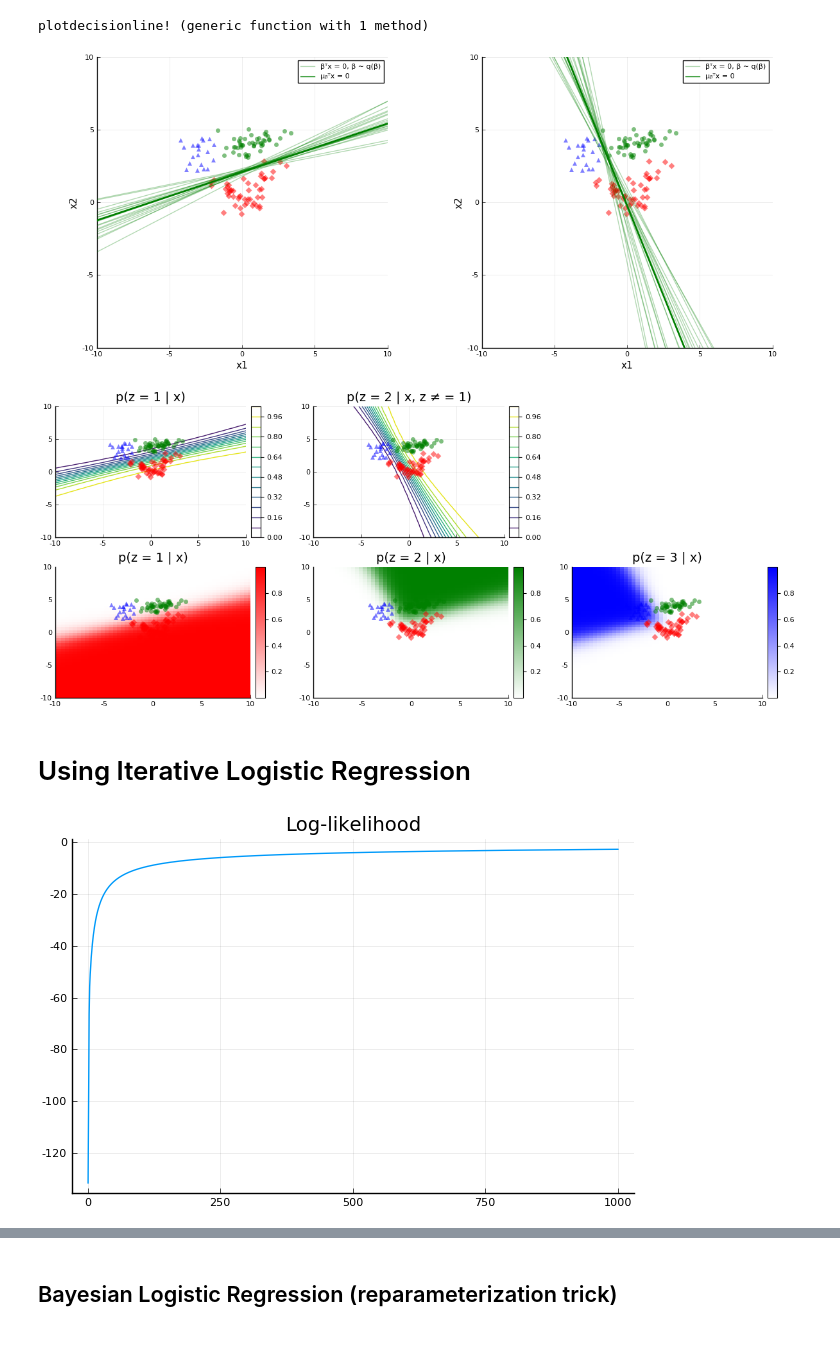
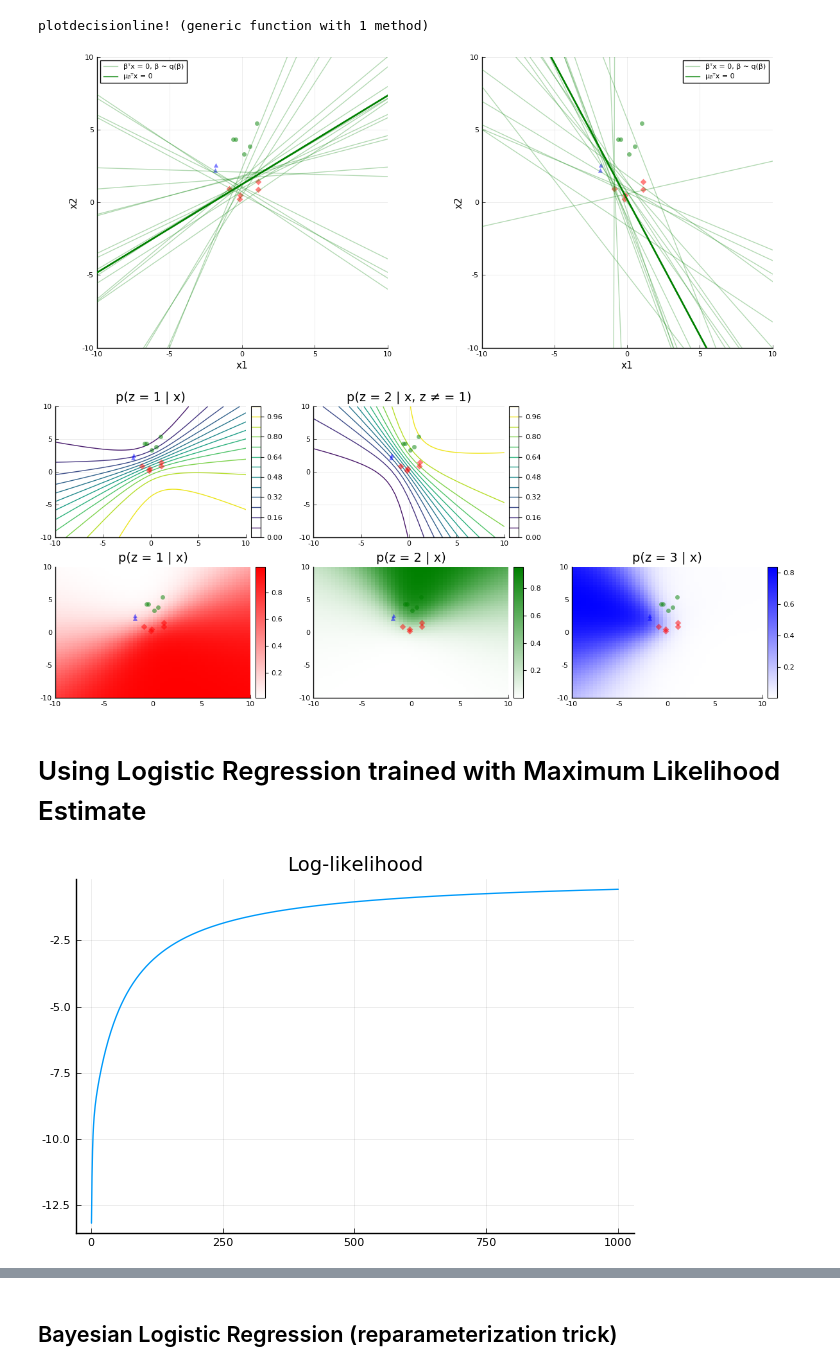
Before and after one commit to fnlandini/BayesianModels, a Jupyter notebook: examples/LogisticRegression.ipynb, the cells around one changed output, grey strips where cells are left out. Drawn from its saved outputs; the diff is of its cells as text; code cells hidden in the pictures; blank space fills up the shorter version.

```diff
--- a/examples/LogisticRegression.ipynb
+++ b/examples/LogisticRegression.ipynb
@@ -36,7 +38,7 @@ function samplenormal(μ, Σ, size)
 end
 
 #sizecoeff = 1
-sizecoeff = 10
+sizecoeff = 1
 
 x1 = hcat(samplenormal(μ1, Σ1, 3* sizecoeff), samplenormal(μ2, Σ2, 2 * sizecoeff))
 x2 = samplenormal(μ3, Σ3, 5  * sizecoeff)
@@ -80,7 +82,7 @@ LogisticRegression{3}(
 ### Training
 # %%
 # Number of training step. One step will update both the β and ω parameter.
-nsteps = 100
+nsteps = 1000
 elbos = [elbo(model, X, z)]
 
 for step in 1:nsteps
@@ -226,7 +228,7 @@ plotdecisionline!(pdec2, w, w₀, line = (:green), linewidth=2, label="μᵦᵀx
 l = @layout [a b]
 plot(pdec1, pdec2, layout = l, size = (1200, 500))
 # %% [output]
-[figure, old version]
+[figure, new version]
 # %%
 # Resolution for plotting the decision region
 res = 50
@@ -316,11 +318,15 @@ ppredict3_12 = plot(legend=false,grid=false,foreground_color_subplot=:white)  #
 l = @layout [a b c; d e f]
 plot(ppredict1_1, ppredict2_1, ppredict3_12, ppredict1, ppredict2, ppredict3, layout = l, size = (1200, 500))
 # %% [output]
-[figure, old version]
+[figure, new version]
 # %% [markdown]
-# Using Iterative Logistic Regression
+# Using Logistic Regression trained with Maximum Likelihood Estimate
 # %%
 # Using Logistic Regression
+
+function σ(x)
+    1 / (1 + exp(-x))
+end
 
 function encode(z, n_classes)
     # For the purpose of operating with matrices the function encodes the vector of classes as:
@@ -358,37 +364,52 @@ function loglikelihood(n_classes, z, X, β)
 end
 
 n_classes = 3
 β = zeros(Float64, n_classes-1, size(X, 1)+1) # +1 to account for the bias
 
 X_augmented = [X; ones(Float64, 1, size(X, 2))] # add 1's to account for the bias
 
 onehot, N_up_to = encode(z, n_classes)
 η = 0.01
 
 # Contains terms of derivative corresponding to log(σ(β'x_d)) for data point x_d
 deriv_sig_for_all = zeros(size(β, 1), size(X_augmented, 2), size(X_augmented, 1))
 # Contains terms of derivative corresponding to log(1 - σ(β'x_d)) for data point x_d
 deriv_comp_sig_for_all = zeros(size(β, 1), size(X_augmented, 2), size(X_augmented, 1))
 
-
+optim = "SGD"
 steps = 1000
-llks = zeros(steps+1)
-llks[1] = loglikelihood(n_classes, z, X_augmented, β)
+llks_MLE = zeros(steps+1)
+llks_MLE[1] = loglikelihood(n_classes, z, X_augmented, β)
 
 for step = 1:steps
     # Populate for all data points
     for d = 1:size(X_augmented, 2)
         deriv_sig_for_all[:, d, :] = deriv_sig(β, X_augmented[:,d])
         deriv_comp_sig_for_all[:, d, :] = deriv_comp_sig(β, X_augmented[:,d])
     end
     # Update parameters
     derivatives = sum(onehot .* deriv_sig_for_all .+ N_up_to .* deriv_comp_sig_for_all, dims=2)[:,1,:]
-    β = β + η * derivatives
+    if optim == "SGD"
+        β = β + η * derivatives
+    elseif optim == "Adam"
+        if !(@isdefined m)
+            m = zeros(Float64, size(derivatives, 1), size(derivatives, 2))
+            v = zeros(Float64, size(derivatives, 1), size(derivatives, 2))
+        end
+        ϵ = 1e-8
+        β_1 = 0.9
+        β_2 = 0.999
+        m = β_1 * m .+ (1-β_1) * derivatives
+        v = β_2 * v .+ (1-β_2) * derivatives.^2
+        m̂ = m ./ (1 - β_1^step)
+        v̂ = v ./ (1 - β_2^step)
+        β = β + η * m̂ ./ (sqrt.(v̂) .+ ϵ)
+    end
 
-    llks[step+1] = loglikelihood(n_classes, z, X_augmented, β)
+    llks_MLE[step+1] = loglikelihood(n_classes, z, X_augmented, β)
 end
 
-llk_plot = plot(1:steps+1, llks, label="llk", title = "Log-likelihood")
+llk_plot = plot(1:steps+1, llks_MLE, label="llk", title = "Log-likelihood")
 plot(llk_plot, legend=false)
 # %% [output]
-[figure, old version]
+[figure, new version]
```
Also changed, not shown: parts of 18 cells of this notebook.
